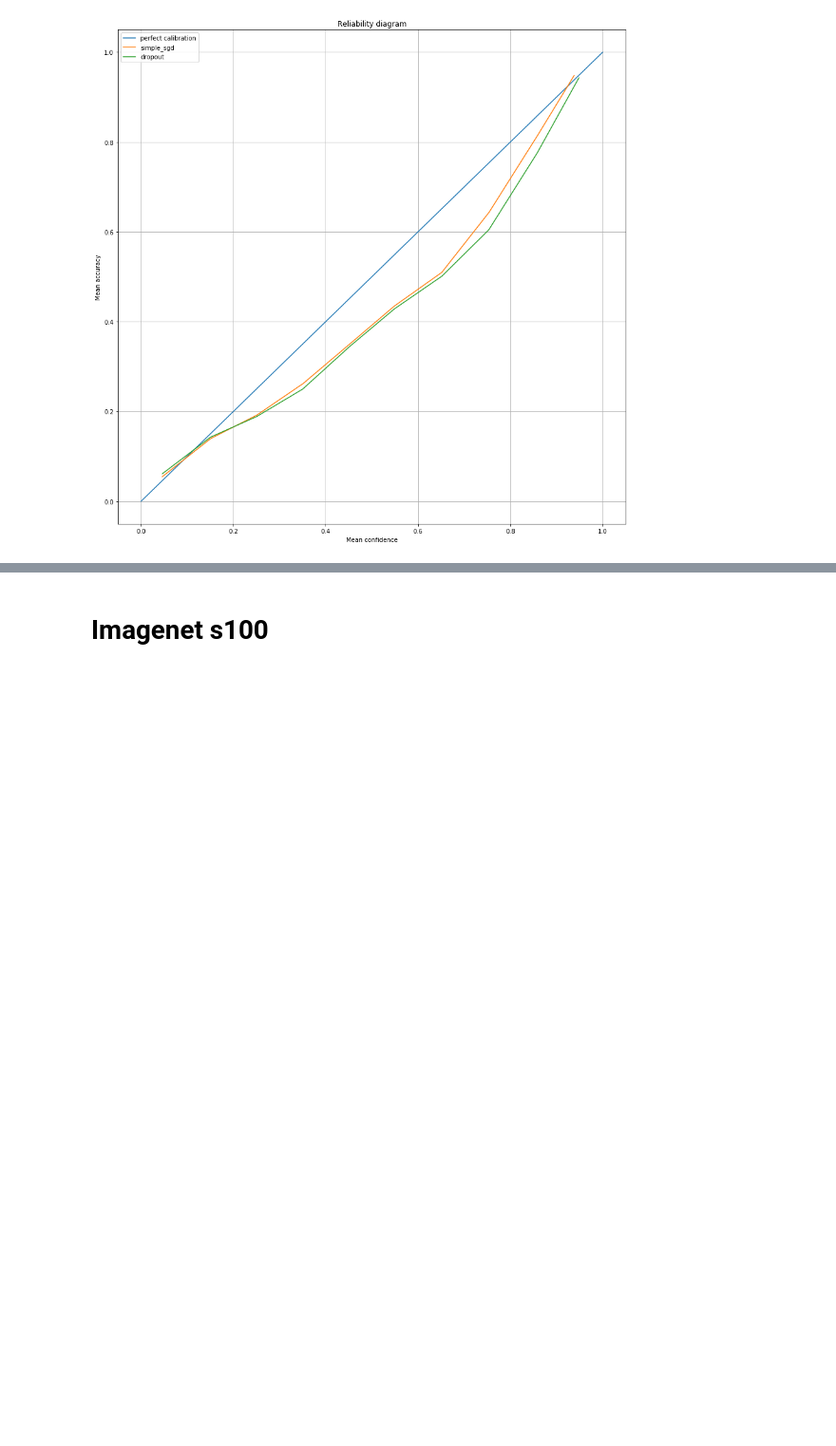
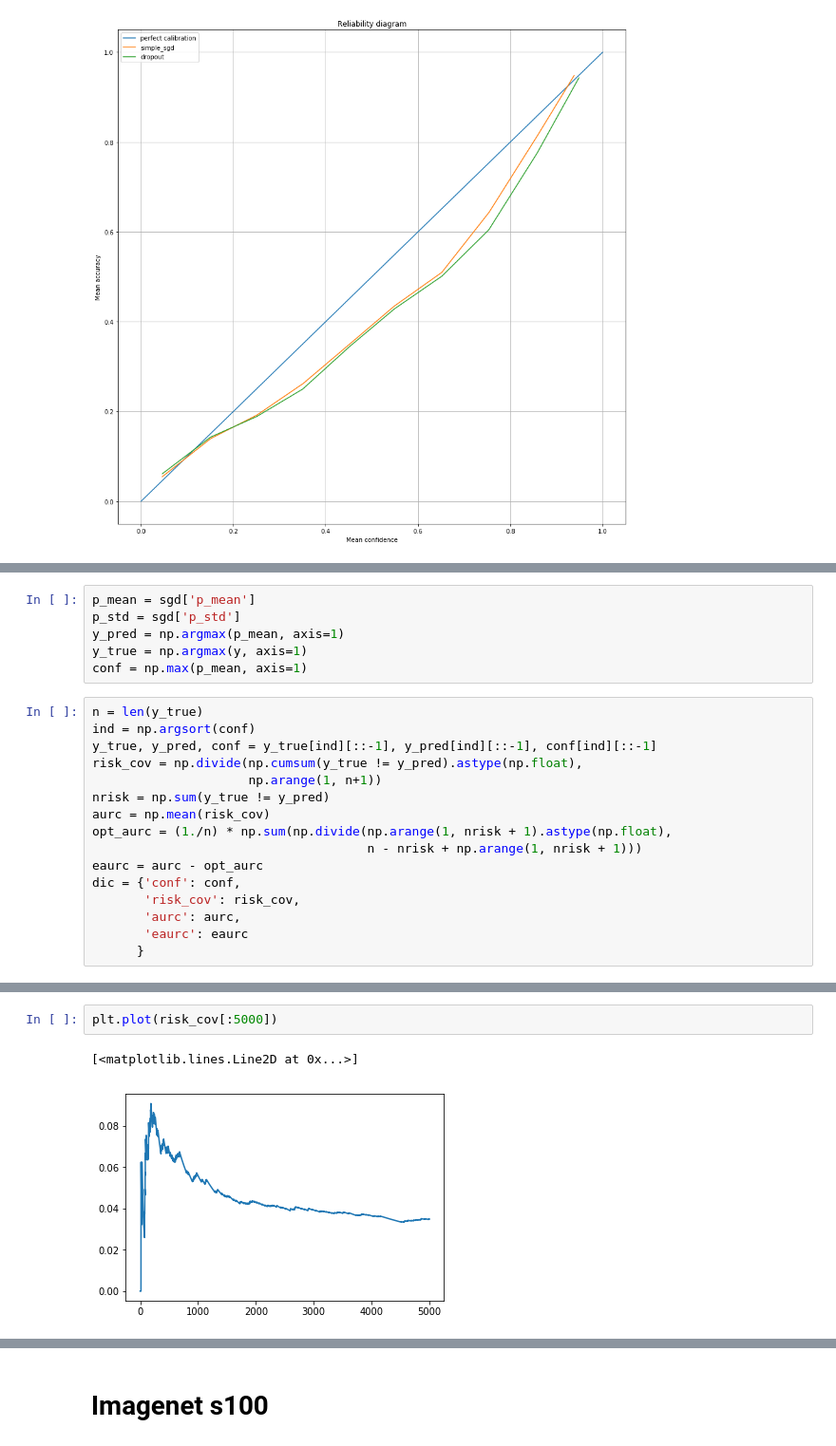
Before and after one commit to nbrosse/uncertainties, a Jupyter notebook: notebooks/plot_metrics.ipynb, the cells around one changed output, grey strips where cells are left out. Shown at 95% size. Drawn from its saved outputs; the diff is of its cells as text; blank space fills up the shorter version.

```diff
--- a/notebooks/plot_metrics.ipynb
+++ b/notebooks/plot_metrics.ipynb
@@ -460,0 +509,22 @@ plt.show()
+# %%
+p_mean = sgd['p_mean']
+p_std = sgd['p_std']
+y_pred = np.argmax(p_mean, axis=1)
+y_true = np.argmax(y, axis=1)
+conf = np.max(p_mean, axis=1)
+# %%
+n = len(y_true)
+ind = np.argsort(conf)
+y_true, y_pred, conf = y_true[ind][::-1], y_pred[ind][::-1], conf[ind][::-1]
+risk_cov = np.divide(np.cumsum(y_true != y_pred).astype(np.float),
+                     np.arange(1, n+1))
+nrisk = np.sum(y_true != y_pred)
+aurc = np.mean(risk_cov)
+opt_aurc = (1./n) * np.sum(np.divide(np.arange(1, nrisk + 1).astype(np.float),
+                                     n - nrisk + np.arange(1, nrisk + 1)))
+eaurc = aurc - opt_aurc
+dic = {'conf': conf,
+       'risk_cov': risk_cov,
+       'aurc': aurc,
+       'eaurc': eaurc
+      }
@@ -460,0 +541,5 @@ plt.show()
+# %%
+plt.plot(risk_cov[:5000])
+# %% [output]
+[<matplotlib.lines.Line2D at 0x...>]
+[figure, added]
```
Also changed, not shown: parts of 13 cells of this notebook, 7 other files.
